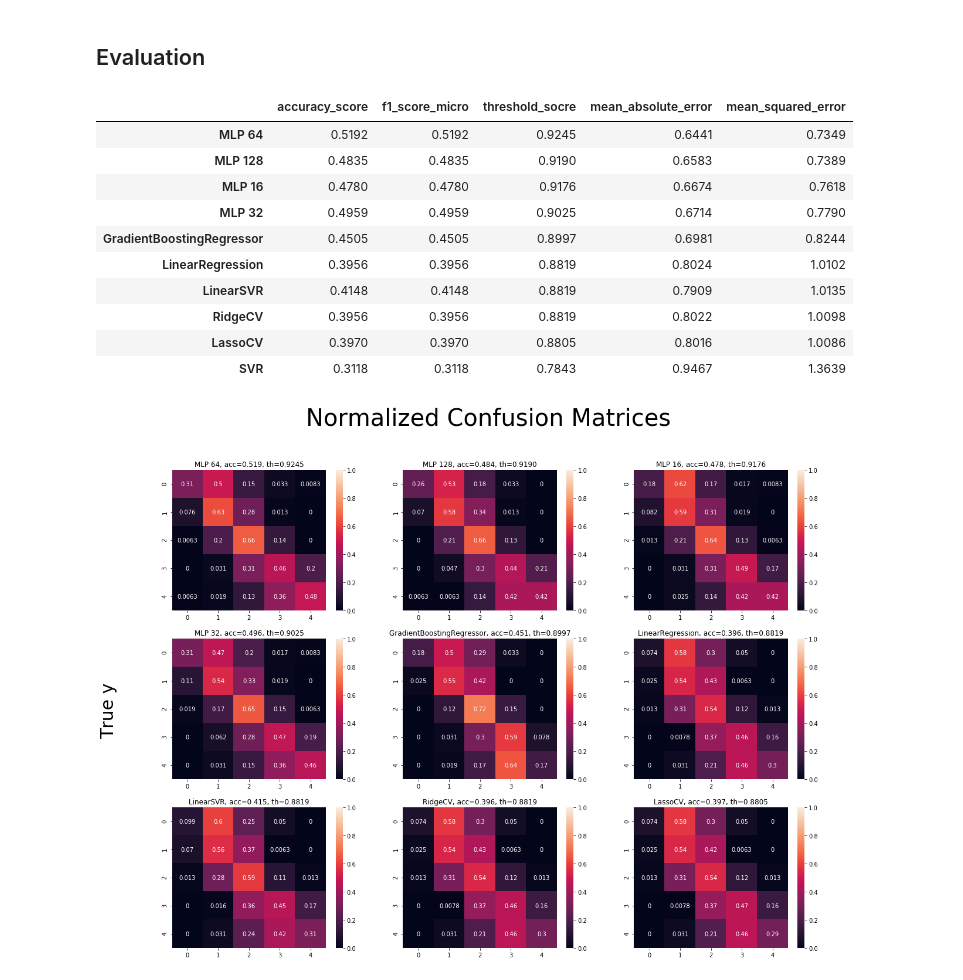
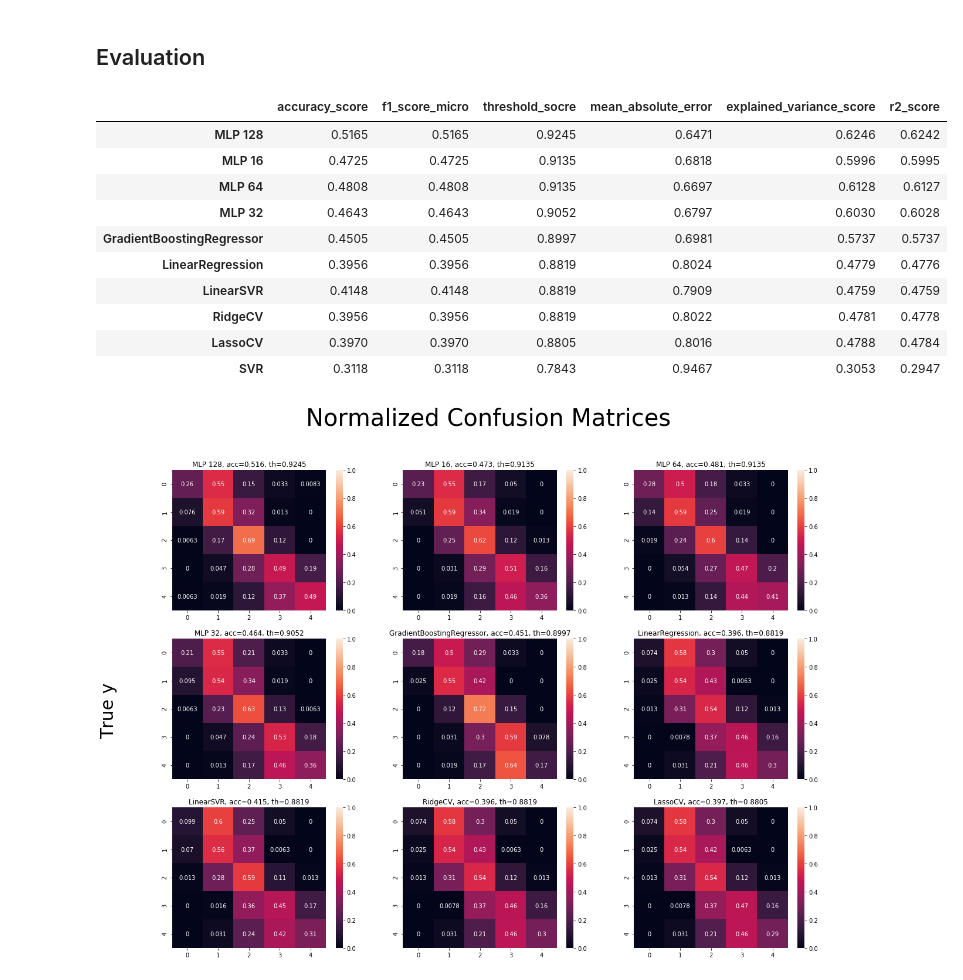
Before and after one commit to shlomihod/deep-text-eval, a Jupyter notebook: features2prediction/weebit/regression.ipynb, the cells around one changed output. Saved outputs shown, nothing was run; the diff lists cells and outputs as text; code cells hidden in the pictures.

```diff
--- a/features2prediction/weebit/regression.ipynb
+++ b/features2prediction/weebit/regression.ipynb
@@ -136,7 +136,7 @@ models['MLP 128'] = train_mlp(128)
 # %%
 import itertools
 import functools
-from sklearn.metrics import mean_absolute_error, mean_squared_error,\
+from sklearn.metrics import mean_absolute_error, mean_squared_error, explained_variance_score, r2_score,\
                             classification_report, accuracy_score, confusion_matrix, f1_score
 
 
@@ -156,6 +156,8 @@ def calc_metrics(model, X_test, y_test):
 
     metrics.update({metrics.__name__: metrics(y_test, y_pred) for metrics in [mean_absolute_error,
                                                                       mean_squared_error,
+                                                                      explained_variance_score,                                                                      explained_variance_score,
+                                                                      r2_score
 
     ]})
 
@@ -171,21 +173,21 @@ def calc_metrics(model, X_test, y_test):
 evaluation_df = pd.DataFrame({name: calc_metrics(model, X_test, y_test) for name, model in models.items()}).transpose()
 evaluation_df = evaluation_df.sort_values('threshold_socre', ascending=False)
 # %%
-summary_evaluation_df = (evaluation_df[['accuracy_score', 'f1_score_micro', 'threshold_socre', 'mean_absolute_error', 'mean_squared_error']]
+summary_evaluation_df = (evaluation_df[['accuracy_score', 'f1_score_micro', 'threshold_socre', 'mean_absolute_error', 'explained_variance_score', 'r2_score']]
      .astype(float).round(4))
 summary_evaluation_df
 # %% [output]
-|  | accuracy_score | f1_score_micro | threshold_socre | mean_absolute_error | mean_squared_error |
-| MLP 64 | 0.5192 | 0.5192 | 0.9245 | 0.6441 | 0.7349 |
-| MLP 128 | 0.4835 | 0.4835 | 0.9190 | 0.6583 | 0.7389 |
-| MLP 16 | 0.4780 | 0.4780 | 0.9176 | 0.6674 | 0.7618 |
-| MLP 32 | 0.4959 | 0.4959 | 0.9025 | 0.6714 | 0.7790 |
-| GradientBoostingRegressor | 0.4505 | 0.4505 | 0.8997 | 0.6981 | 0.8244 |
-| LinearRegression | 0.3956 | 0.3956 | 0.8819 | 0.8024 | 1.0102 |
-| LinearSVR | 0.4148 | 0.4148 | 0.8819 | 0.7909 | 1.0135 |
-| RidgeCV | 0.3956 | 0.3956 | 0.8819 | 0.8022 | 1.0098 |
-| LassoCV | 0.3970 | 0.3970 | 0.8805 | 0.8016 | 1.0086 |
-| SVR | 0.3118 | 0.3118 | 0.7843 | 0.9467 | 1.3639 |
+|  | accuracy_score | f1_score_micro | threshold_socre | mean_absolute_error | explained_variance_score | r2_score |
+| MLP 128 | 0.5165 | 0.5165 | 0.9245 | 0.6471 | 0.6246 | 0.6242 |
+| MLP 16 | 0.4725 | 0.4725 | 0.9135 | 0.6818 | 0.5996 | 0.5995 |
+| MLP 64 | 0.4808 | 0.4808 | 0.9135 | 0.6697 | 0.6128 | 0.6127 |
+| MLP 32 | 0.4643 | 0.4643 | 0.9052 | 0.6797 | 0.6030 | 0.6028 |
+| GradientBoostingRegressor | 0.4505 | 0.4505 | 0.8997 | 0.6981 | 0.5737 | 0.5737 |
+| LinearRegression | 0.3956 | 0.3956 | 0.8819 | 0.8024 | 0.4779 | 0.4776 |
+| LinearSVR | 0.4148 | 0.4148 | 0.8819 | 0.7909 | 0.4759 | 0.4759 |
+| RidgeCV | 0.3956 | 0.3956 | 0.8819 | 0.8022 | 0.4781 | 0.4778 |
+| LassoCV | 0.3970 | 0.3970 | 0.8805 | 0.8016 | 0.4788 | 0.4784 |
+| SVR | 0.3118 | 0.3118 | 0.7843 | 0.9467 | 0.3053 | 0.2947 |
 # %%
 summary_evaluation_df.to_excel('regression_evaluation.xlsx')
 # %%
@@ -201,7 +203,7 @@ for (name, r), ax in zip(evaluation_df.iterrows(), axes):
 f.text(0.04, 0.5, 'True y', va='center', rotation='vertical', fontsize=30)
 f.suptitle('Normalized Confusion Matrices', fontsize=40);
 # %% [output]
-[figure, old version]
+[figure, new version]
 # %%
 f1, axes1 = plt.subplots(3, 3, figsize=(20, 15))
 f2, axes2 = plt.subplots(3, 3, figsize=(20, 15))
```
Also changed, not shown: parts of 1 cell of this notebook, 8 other files.
